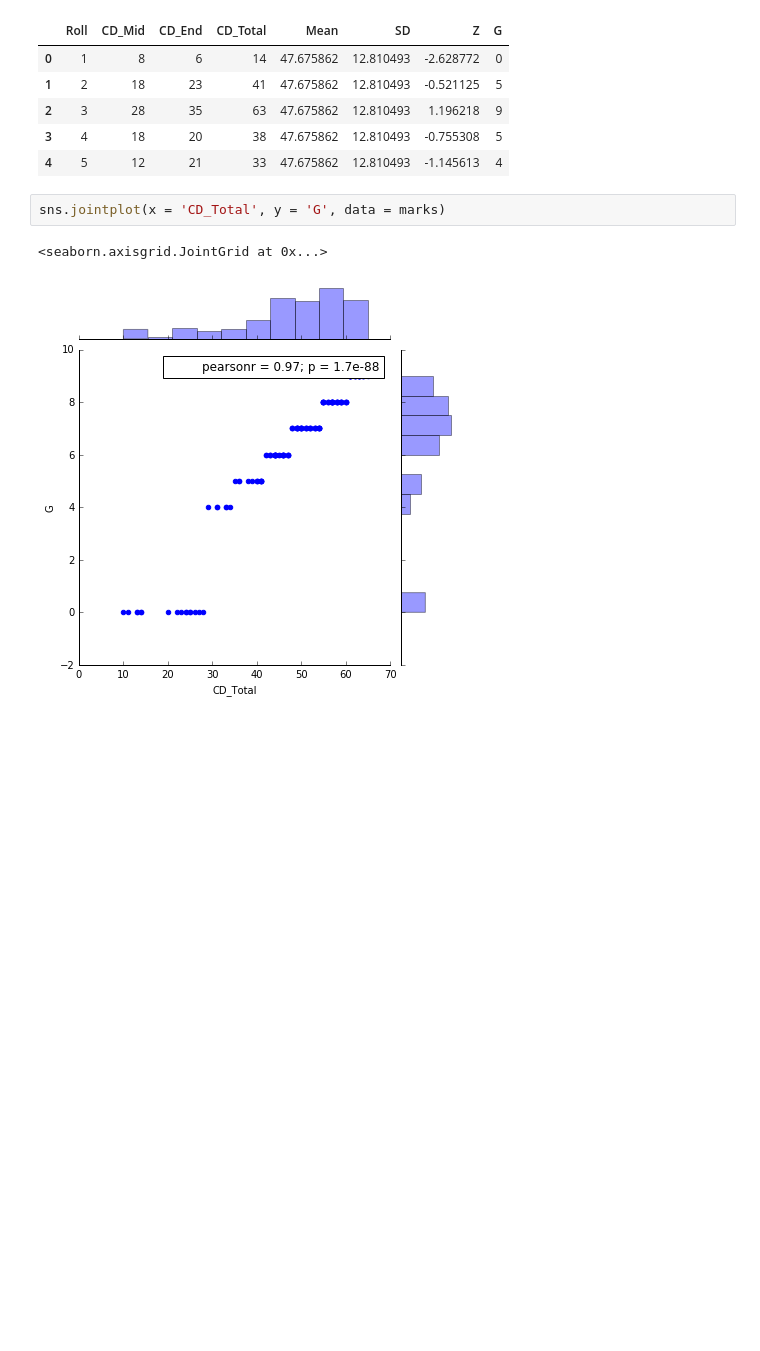
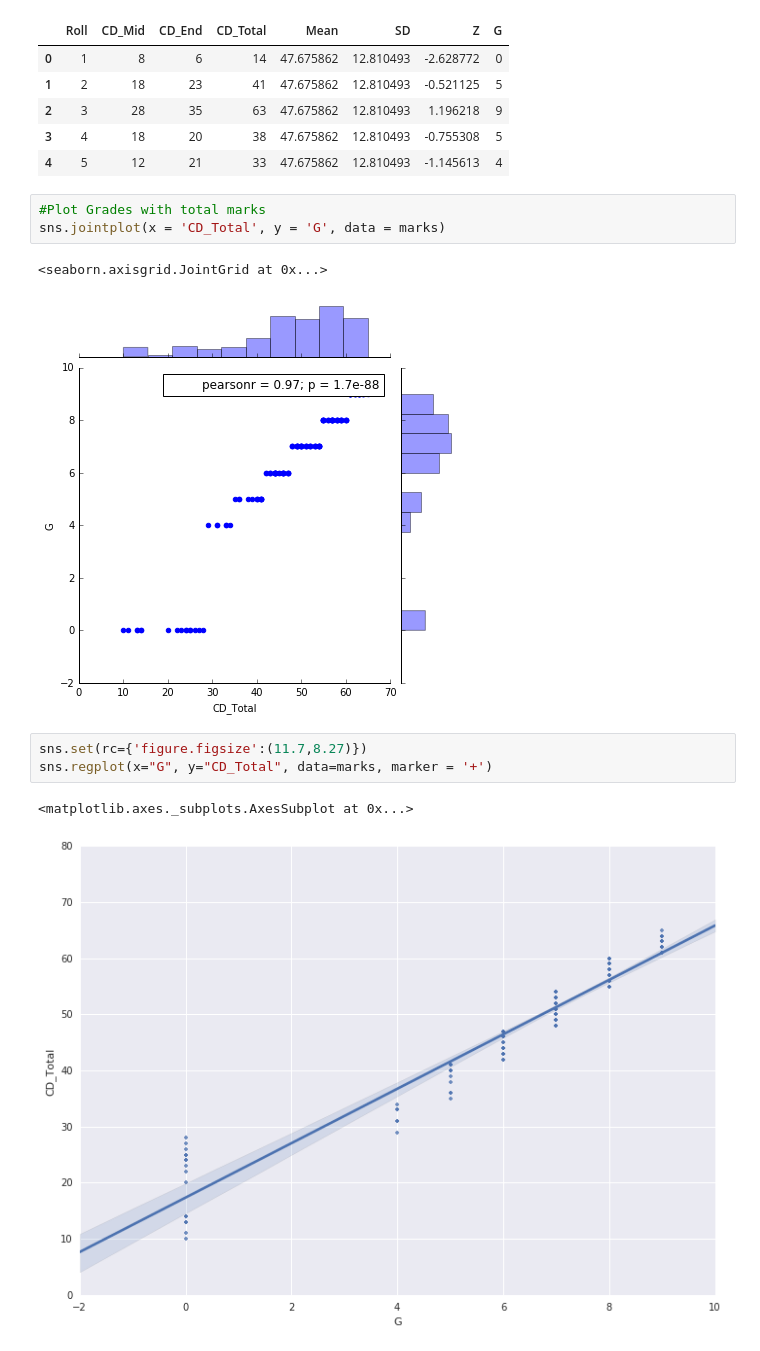
Before and after one commit to uprasad96/CGPAcal, a Jupyter notebook: CGPA.ipynb, the cells around one changed output. Cells and saved outputs as stored; diff of their text form; blank space fills up the shorter version.

Commit message:
Seaborn Plots and Visualisation

```diff
--- a/CGPA.ipynb
+++ b/CGPA.ipynb
@@ -86,7 +86,14 @@ marks.head(5)
 | 3 | 4 | 18 | 20 | 38 | 47.675862 | 12.810493 | -0.755308 | 5 |
 | 4 | 5 | 12 | 21 | 33 | 47.675862 | 12.810493 | -1.145613 | 4 |
 # %%
+#Plot Grades with total marks
 sns.jointplot(x = 'CD_Total', y = 'G', data = marks)
 # %% [output]
 <seaborn.axisgrid.JointGrid at 0x...>
 [figure]
+# %%
+sns.set(rc={'figure.figsize':(11.7,8.27)})
+sns.regplot(x="G", y="CD_Total", data=marks, marker = '+')
+# %% [output]
+<matplotlib.axes._subplots.AxesSubplot at 0x...>
+[figure, added]
```
